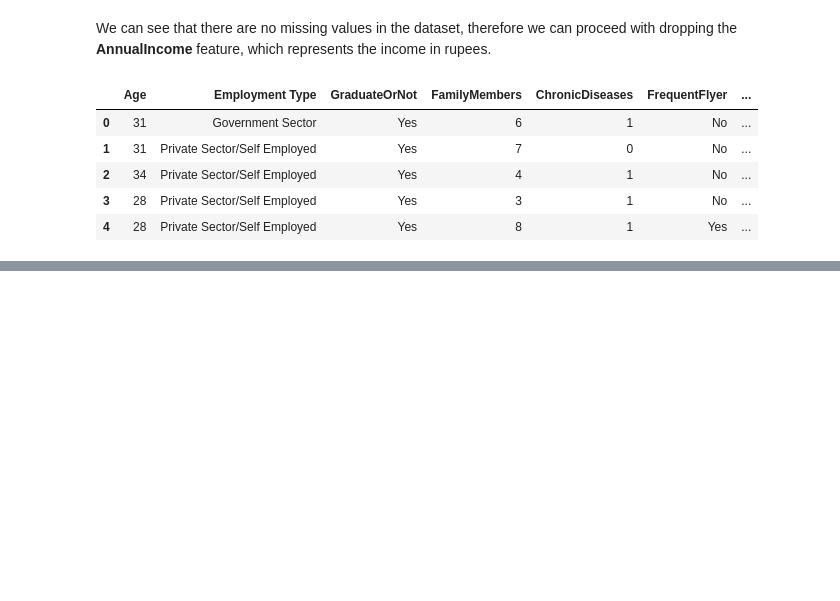
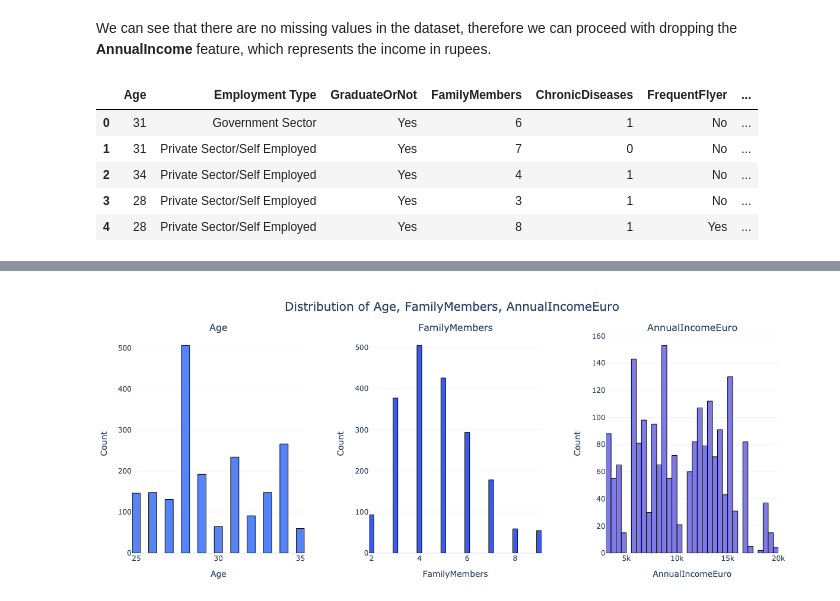
Before and after one commit to vytautas-bunevicius/travel-insurance-classifier, a Jupyter notebook: travel-insurance.ipynb, the cells around one changed output, grey strips where cells are left out. Saved outputs shown, nothing was run; the diff lists cells and outputs as text; code cells hidden in the pictures; blank space fills up the shorter version.

Commit message:
Feature engineering for categorical variables, visuals for numerical ones

```diff
--- a/travel-insurance.ipynb
+++ b/travel-insurance.ipynb
@@ -140,2 +195,7 @@ travel_df.head()
+# %%
+%%capture
+Image(filename="images/combined_histograms.png")
+# %% [output]
+[figure, added]
 # %%
 %run -i functions.py
```
Also changed, not shown: parts of 11 cells of this notebook, 3 other files.
